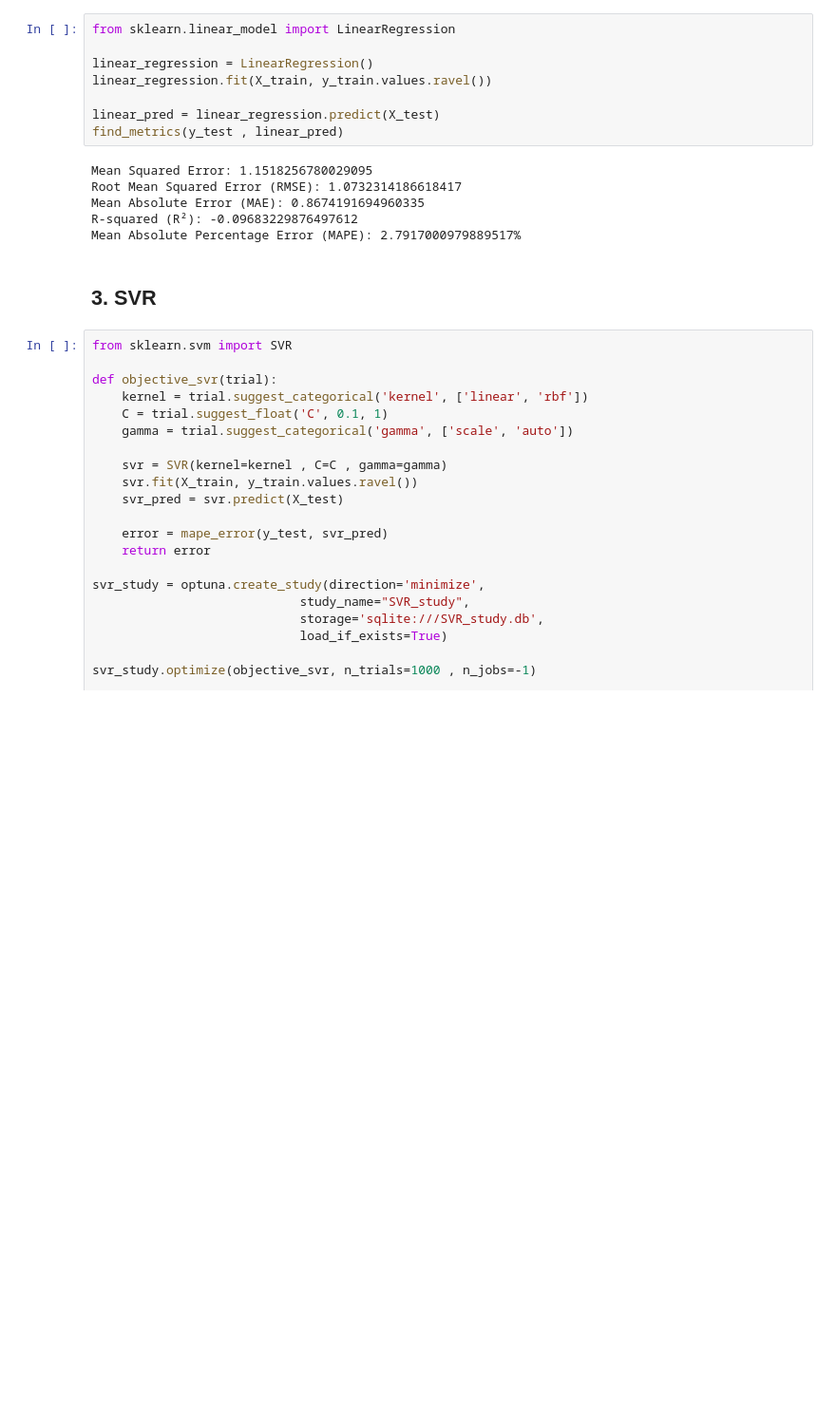
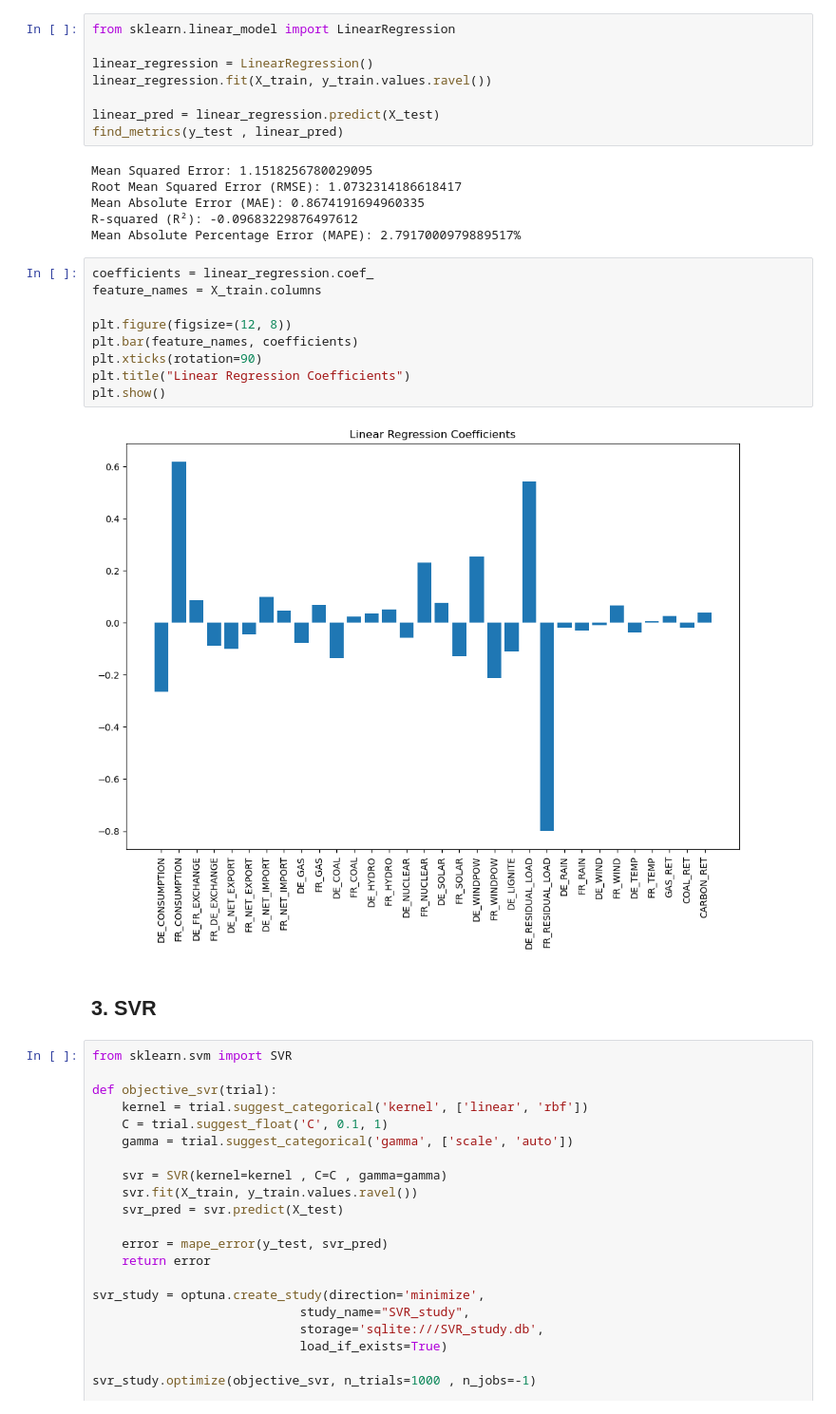
Before and after one commit to pnikitits/EnsembleLearningProject, a Jupyter notebook: Code/Main.ipynb, the cells around one changed output. Shown: that part at 95% size. Cells and saved outputs as stored; diff of their text form; blank space fills up the shorter version.

```diff
--- a/Code/Main.ipynb
+++ b/Code/Main.ipynb
@@ -204,6 +223,17 @@ Root Mean Squared Error (RMSE): 1.0732314186618417
 Mean Absolute Error (MAE): 0.8674191694960335
 R-squared (R²): -0.09683229876497612
 Mean Absolute Percentage Error (MAPE): 2.7917000979889517%
+# %%
+coefficients = linear_regression.coef_
+feature_names = X_train.columns
+
+plt.figure(figsize=(12, 8))
+plt.bar(feature_names, coefficients)
+plt.xticks(rotation=90)
+plt.title("Linear Regression Coefficients")
+plt.show()
+# %% [output]
+[figure, added]
 # %% [markdown]
 ## 3. SVR
 # %%
```
Also changed, not shown: parts of 2 cells of this notebook.
